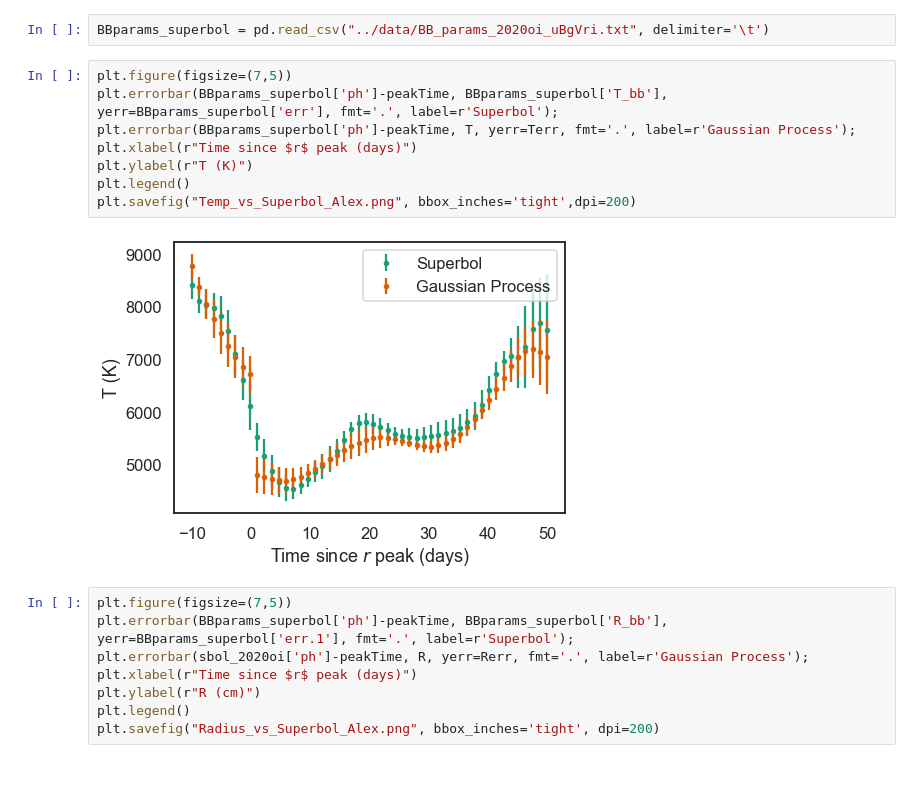
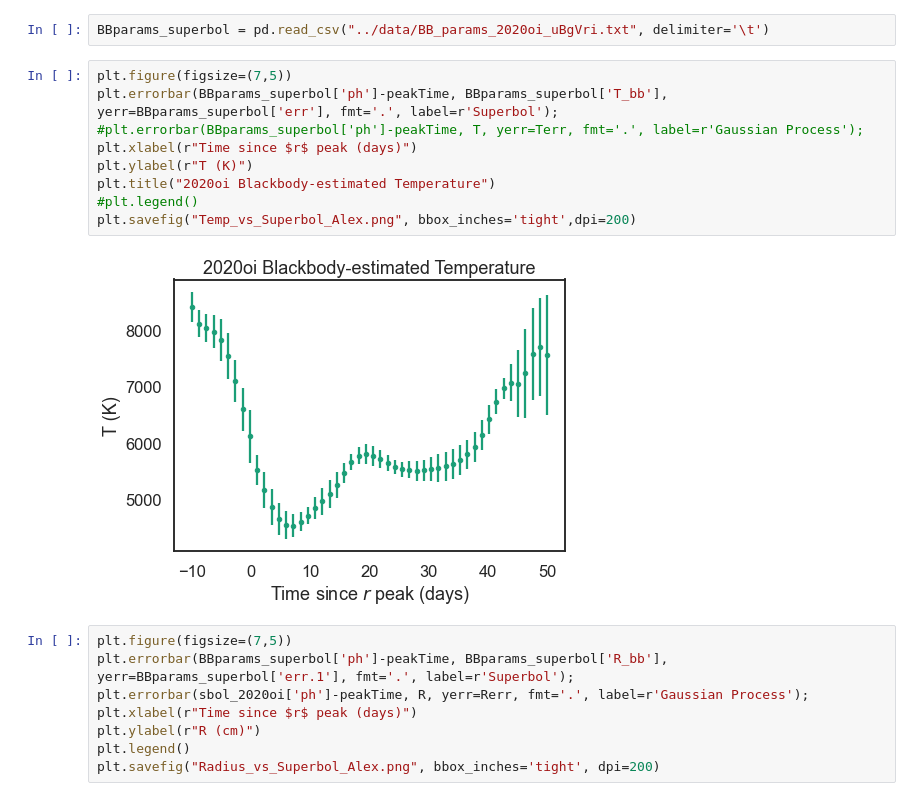
Before and after one commit to archipleym/melalexcharmicyrus_final, a Jupyter notebook: alex/Alex_GP_final.ipynb, the cells around one changed output. Drawn from its saved outputs; the diff is of its cells as text; blank space fills up the shorter version.

Commit message:
fixed last plot

```diff
--- a/alex/Alex_GP_final.ipynb
+++ b/alex/Alex_GP_final.ipynb
@@ -807,13 +807,14 @@ BBparams_superbol = pd.read_csv("../data/BB_params_2020oi_uBgVri.txt", delimiter
 # %%
 plt.figure(figsize=(7,5))
 plt.errorbar(BBparams_superbol['ph']-peakTime, BBparams_superbol['T_bb'], yerr=BBparams_superbol['err'], fmt='.', label=r'Superbol');
-plt.errorbar(BBparams_superbol['ph']-peakTime, T, yerr=Terr, fmt='.', label=r'Gaussian Process');
+#plt.errorbar(BBparams_superbol['ph']-peakTime, T, yerr=Terr, fmt='.', label=r'Gaussian Process');
 plt.xlabel(r"Time since $r$ peak (days)")
 plt.ylabel(r"T (K)")
-plt.legend()
+plt.title("2020oi Blackbody-estimated Temperature")
+#plt.legend()
 plt.savefig("Temp_vs_Superbol_Alex.png", bbox_inches='tight',dpi=200)
 # %% [output]
-[figure, old version]
+[figure, new version]
 # %%
 plt.figure(figsize=(7,5))
 plt.errorbar(BBparams_superbol['ph']-peakTime, BBparams_superbol['R_bb'], yerr=BBparams_superbol['err.1'], fmt='.', label=r'Superbol');
```
Also changed, not shown: parts of 2 cells of this notebook, 10 other files.
